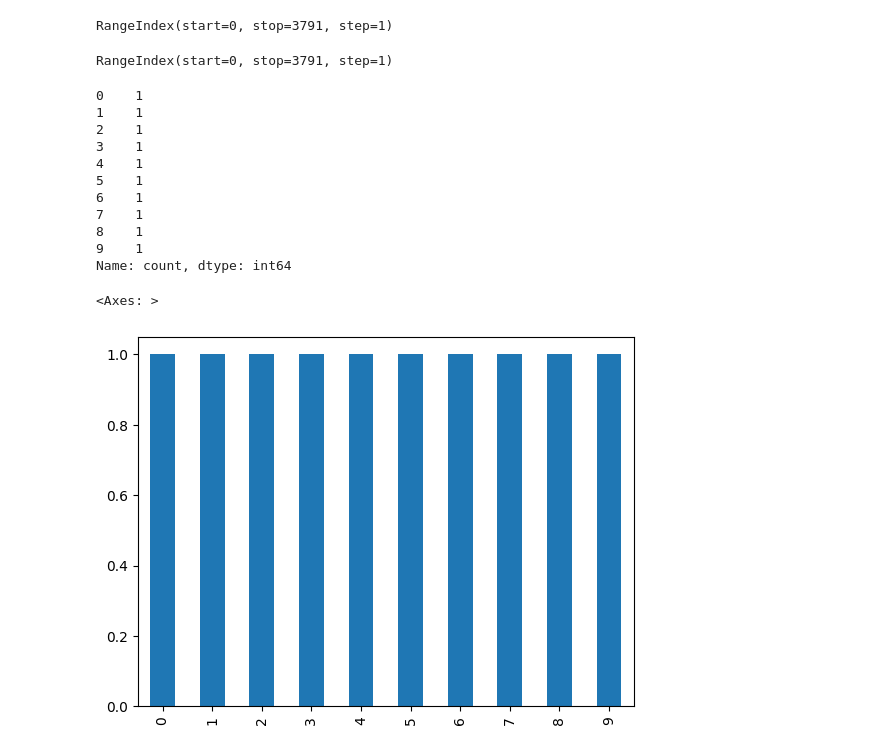
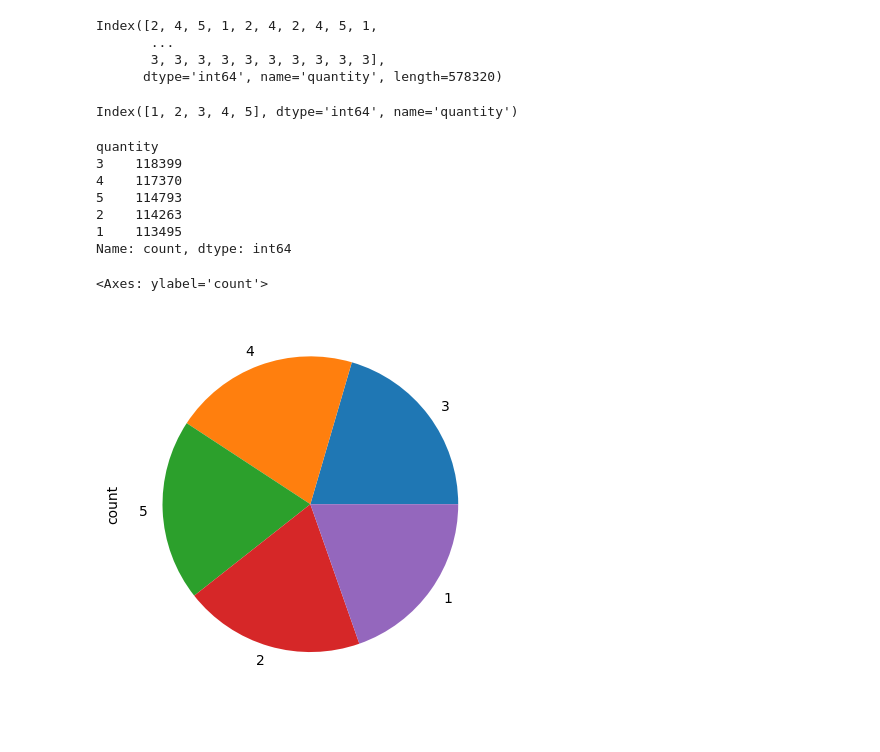
Before and after one commit to ADEOYE-MARY25/My_Task, a Jupyter notebook: Week_6/adeoye_mary_task15.ipynb, the cells around one changed output. Saved outputs shown, nothing was run; the diff lists cells and outputs as text; code cells hidden in the pictures.

```diff
--- a/Week_6/adeoye_mary_task15.ipynb
+++ b/Week_6/adeoye_mary_task15.ipynb
@@ -11,5 +8,5 @@ ERROR: No matching distribution found for os
 # %%
 # loc and iloc are called indexers
 # LEts learn how they work and how they differ from each other
-sales = pd.read_excel("sales_data.xlsx")
+data = pd.read_csv("sales_data.xls")
 # %% [markdown]
@@ -126,3 +132,3 @@ sales.iloc[0:-1,1:4]
 # %%
 # lets work with index...using loc and iloc...
-sales.set_index("Product",inplace = True)
+data.set_index("quantity", inplace = True)
@@ -139,33 +143,32 @@ sales.head(3)
 # %%
-sales.index
+data.index
 # %% [output]
-RangeIndex(start=0, stop=3791, step=1)
+Index([2, 4, 5, 1, 2, 4, 2, 4, 5, 1,
+       ...
+       3, 3, 3, 3, 3, 3, 3, 3, 3, 3],
+      dtype='int64', name='quantity', length=578320)
 # %%
-# list af all the locations or countries where all the customers purchase from...
-unique_index = sales.index.unique().sort_values()
+# list of all the locations or countries where all the customers purchase from...
+unique_index = data.index.unique().sort_values()
 unique_index
 # %% [output]
-RangeIndex(start=0, stop=3791, step=1)
+Index([1, 2, 3, 4, 5], dtype='int64', name='quantity')
 # %%
 # top 10 countries or locations where most patronage are recieved...
-sales.index.value_counts().head(10)
+data.index.value_counts()
 # %% [output]
-0    1
-1    1
-2    1
-3    1
-4    1
-5    1
-6    1
-7    1
-8    1
-9    1
+quantity
+3    118399
+4    117370
+5    114793
+2    114263
+1    113495
 Name: count, dtype: int64
 # %%
-sales.index.value_counts().head(10).plot(kind = 'bar')
+data.index.value_counts().head(10).plot(kind = 'pie')
 # %% [output]
-<Axes: >
+<Axes: ylabel='count'>
-[figure, old version]
+[figure, new version]
 # %%
 unique_index.nunique()
 # %% [output]
```
Also changed, not shown: parts of 38 cells of this notebook, 3 other files.
